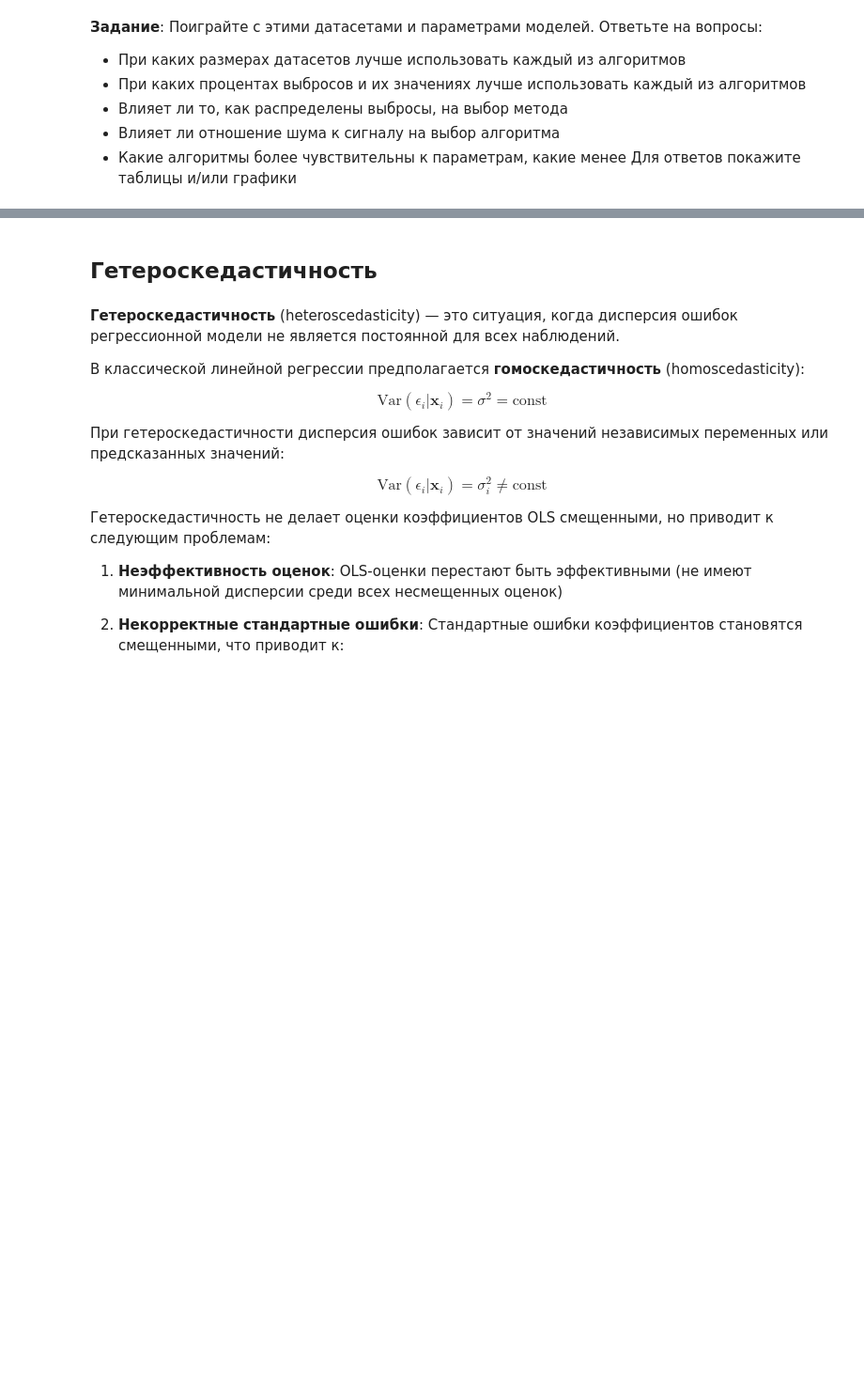
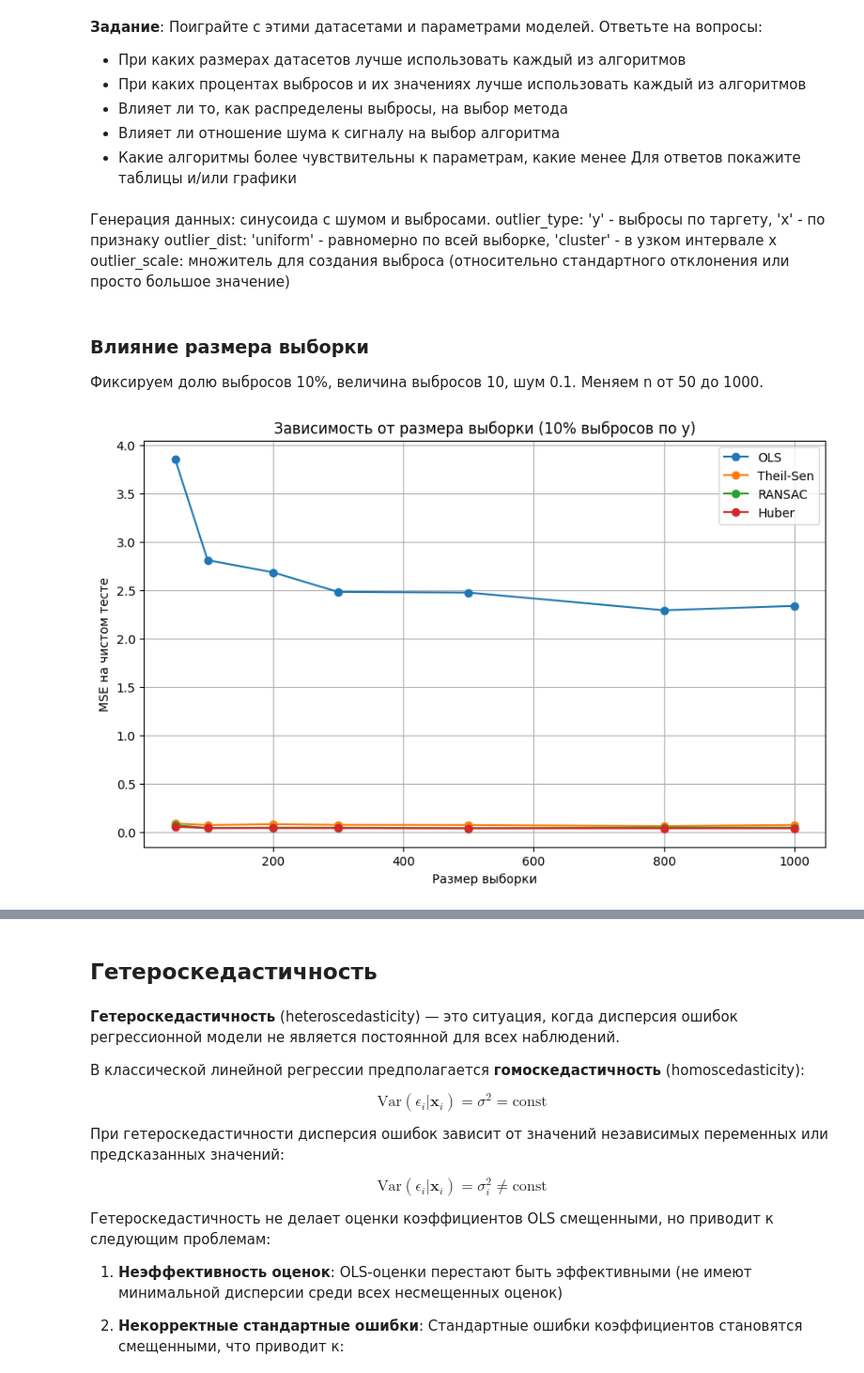
Before and after one commit to akpchelkova/spbu_ml_2026, a Jupyter notebook: notebooks/linear_regression.ipynb, the cells around one changed output, grey strips where cells are left out. Shown at 94% size. Drawn from its saved outputs; the diff is of its cells as text; code cells hidden in the pictures; blank space fills up the shorter version.

```diff
--- a/notebooks/linear_regression.ipynb
+++ b/notebooks/linear_regression.ipynb
@@ -558,3 +620,8 @@ errors_df
 - Влияет ли отношение шума к сигналу на выбор алгоритма
 - Какие алгоритмы более чувствительны к параметрам, какие менее
 Для ответов покажите таблицы и/или графики
+# %% [markdown]
+Генерация данных: синусоида с шумом и выбросами.
+    outlier_type: 'y' - выбросы по таргету, 'x' - по признаку
+    outlier_dist: 'uniform' - равномерно по всей выборке, 'cluster' - в узком интервале x
+    outlier_scale: множитель для создания выброса (относительно стандартного отклонения или просто большое значение)
@@ -560,0 +676,27 @@ errors_df
+# %% [markdown]
+### Влияние размера выборки
+
+Фиксируем долю выбросов 10%, величина выбросов 10, шум 0.1. Меняем n от 50 до 1000.
+# %%
+sizes = [50, 100, 200, 300, 500, 800, 1000]
+results_size = {name: [] for name in estimators}
+for n in sizes:
+    mse_list = {name: [] for name in estimators}
+    for _ in range(N_TRIALS):
+        X, y = generate_data(n_samples=n, outlier_frac=0.1, outlier_scale=10, outlier_type='y')
+        mse = evaluate_models(X, y, X_test, y_test)
+        for name in estimators:
+            mse_list[name].append(mse[name])
+    for name in estimators:
+        results_size[name].append(np.mean(mse_list[name]))
+plt.figure(figsize=(10,6))
+for name in estimators:
+    plt.plot(sizes, results_size[name], marker='o', label=name)
+plt.xlabel('Размер выборки')
+plt.ylabel('MSE на чистом тесте')
+plt.title('Зависимость от размера выборки (10% выбросов по y)')
+plt.legend()
+plt.grid(True)
+plt.show()
+# %% [output]
+[figure, added]
```
Also changed, not shown: parts of 37 cells of this notebook.
